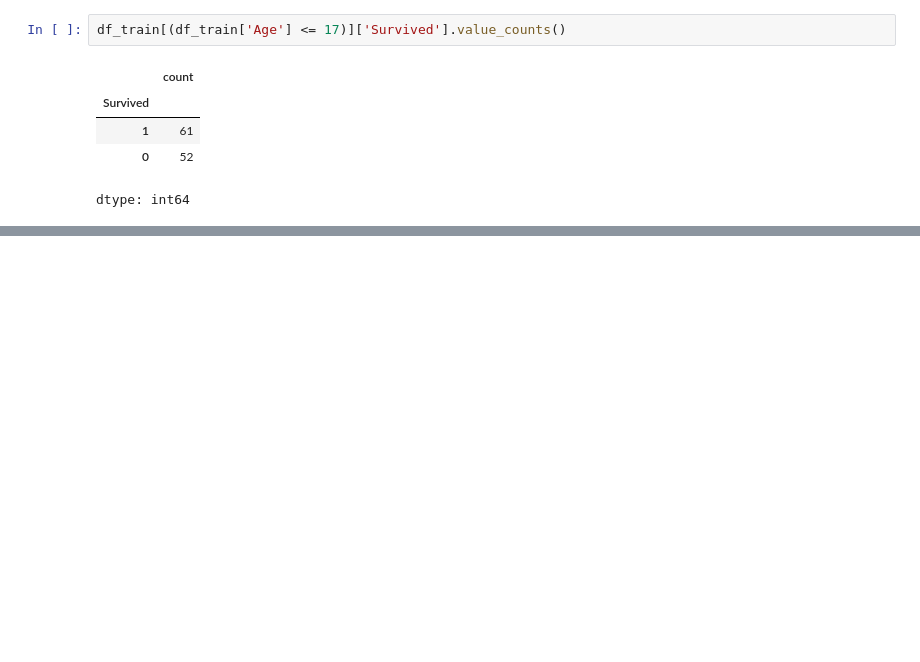
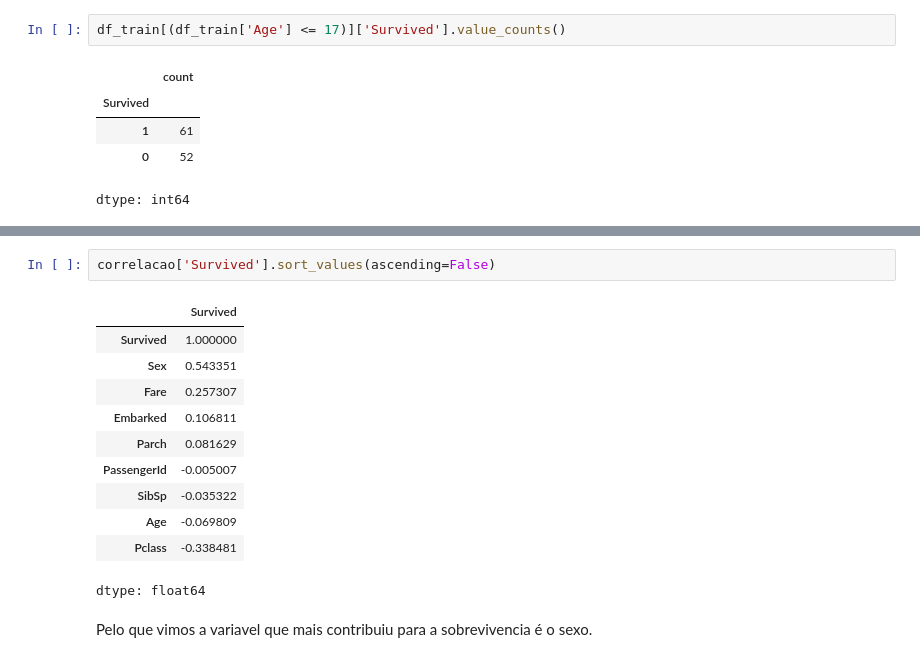
Before and after one commit to cauancalmeida/Desafios_Kaggle, a Jupyter notebook: Desafio_Titanic.ipynb, the cells around one changed output, grey strips where cells are left out. Saved outputs shown, nothing was run; the diff lists cells and outputs as text; blank space fills up the shorter version.

```diff
--- a/Desafio_Titanic.ipynb
+++ b/Desafio_Titanic.ipynb
@@ -179,0 +268,16 @@ dtype: int64
+# %%
+correlacao['Survived'].sort_values(ascending=False)
+# %% [output]
+|  | Survived |
+| Survived | 1.000000 |
+| Sex | 0.543351 |
+| Fare | 0.257307 |
+| Embarked | 0.106811 |
+| Parch | 0.081629 |
+| PassengerId | -0.005007 |
+| SibSp | -0.035322 |
+| Age | -0.069809 |
+| Pclass | -0.338481 |
+dtype: float64
+# %% [markdown]
+Pelo que vimos a variavel que mais contribuiu para a sobrevivencia é o sexo.
```
Also changed, not shown: parts of 9 cells of this notebook.
